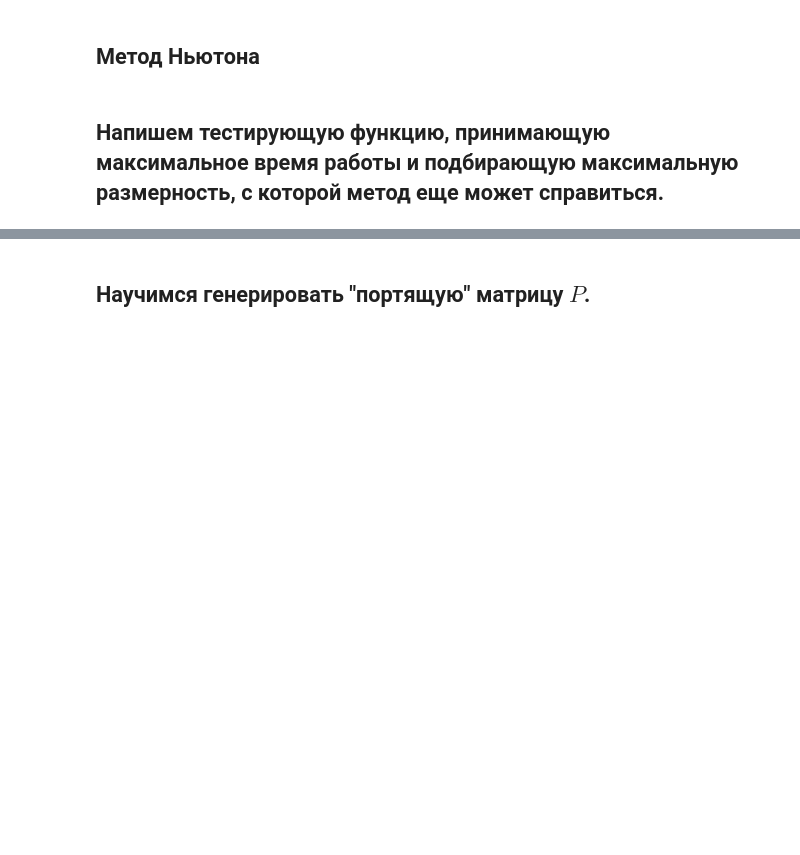
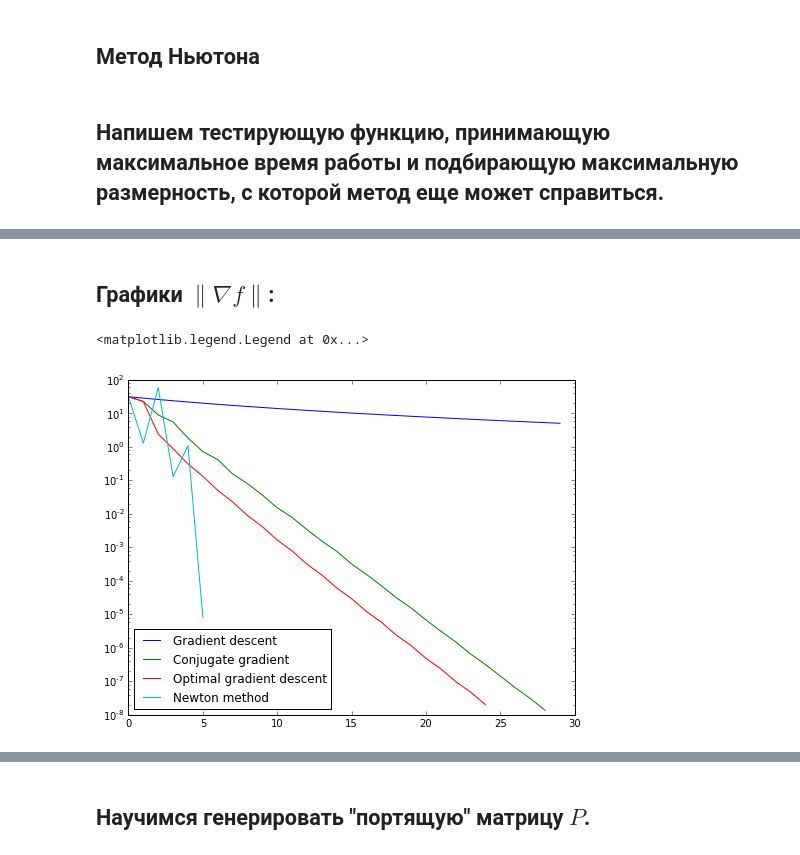
Before and after one commit to dmitriyshad/optimization_methods, a Jupyter notebook: Zadanie_2.ipynb, the cells around one changed output, grey strips where cells are left out. Saved outputs shown, nothing was run; the diff lists cells and outputs as text; code cells hidden in the pictures; blank space fills up the shorter version.

```diff
--- a/Zadanie_2.ipynb
+++ b/Zadanie_2.ipynb
@@ -279,0 +304,7 @@ dimension =  3
+# %%
+dimension = 4000
+x = [-1.5] + [1.0]*(dimension - 1)
+x_true = [1.0] * dimension
+f_true = 0.0
+grad_descent = gradient_descent(40, x, func, x_true, f_true)
+print grad_descent[0], grad_descent[2:6]
@@ -279,0 +313,7 @@ dimension =  3
+# %%
+dimension = 32768
+x = [-1.5] + [1.0]*(dimension - 1)
+x_true = [1.0] * dimension
+f_true = 0.0
+conj_dec = conjugate_gradient(40, x, func, x_true, f_true)
+print conj_dec[0], conj_dec[2:6]
@@ -279,0 +322,7 @@ dimension =  3
+# %%
+dimension = 8000
+x = [-1.5] + [1.0]*(dimension - 1)
+x_true = [1.0] * dimension
+f_true = 0.0
+opt_grad_desc = optimal_gradient_descent(10, x, func, x_true, f_true)
+print opt_grad_desc[0], opt_grad_desc[2:6]
@@ -279,0 +331,7 @@ dimension =  3
+# %%
+dimension = 2
+x = [-1.5] + [1.0]*(dimension - 1)
+x_true = [1.0] * dimension
+f_true = 0.0
+new_meth = newton_method(10, x, func, x_true, f_true)
+print new_meth[0], new_meth[2:6]
@@ -279,0 +395,12 @@ dimension =  3
+# %% [markdown]
+## Графики $\|\nabla f\|$:
+# %%
+plt.figure(figsize=(8, 6))
+plt.semilogy(grad_descent[7][:30], label='Gradient descent')
+plt.semilogy(conj_dec[7], label='Conjugate gradient')
+plt.semilogy(opt_grad_desc[7], label='Optimal gradient descent')
+plt.semilogy(new_meth[7], label='Newton method')
+plt.legend(loc='best')
+# %% [output]
+<matplotlib.legend.Legend at 0x...>
+[figure, added]
```
Also changed, not shown: parts of 43 cells of this notebook.
